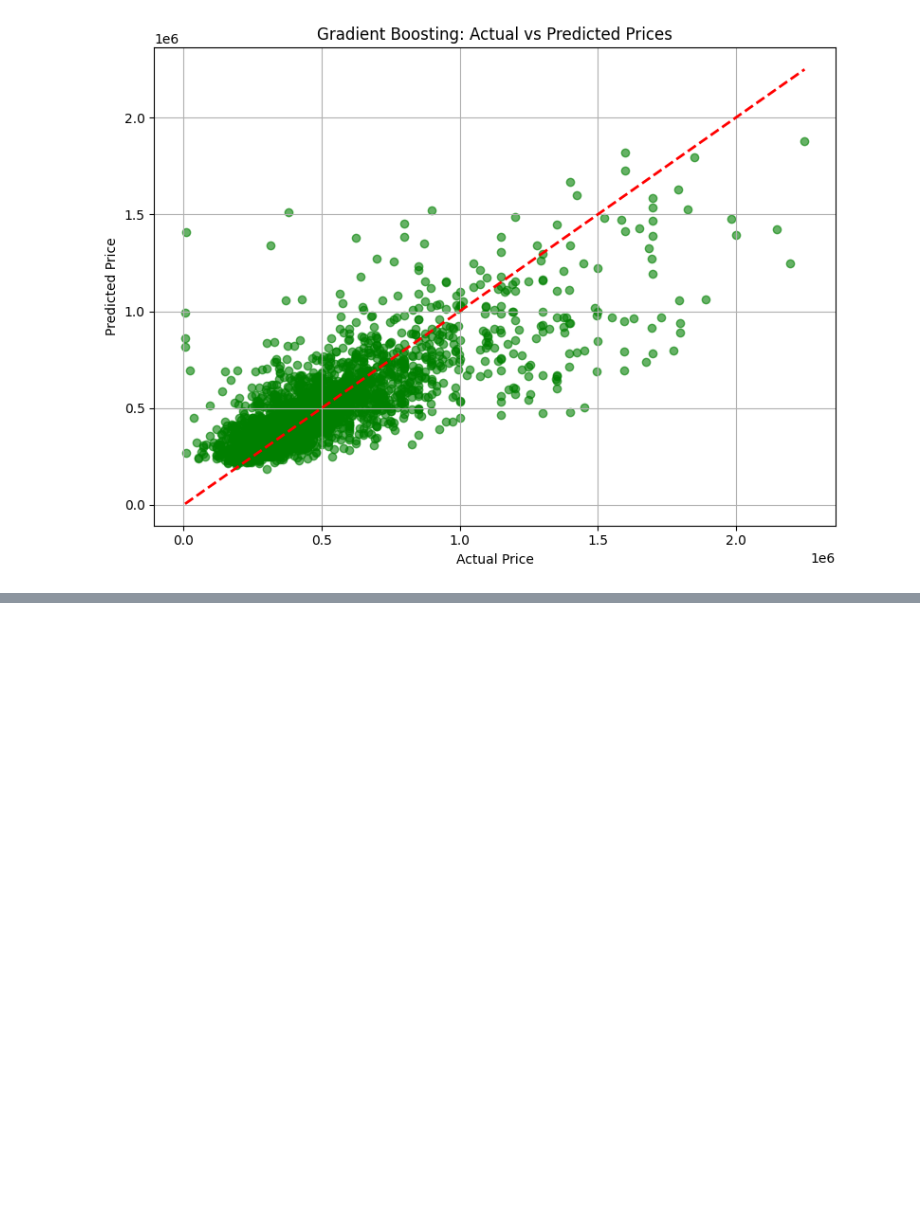
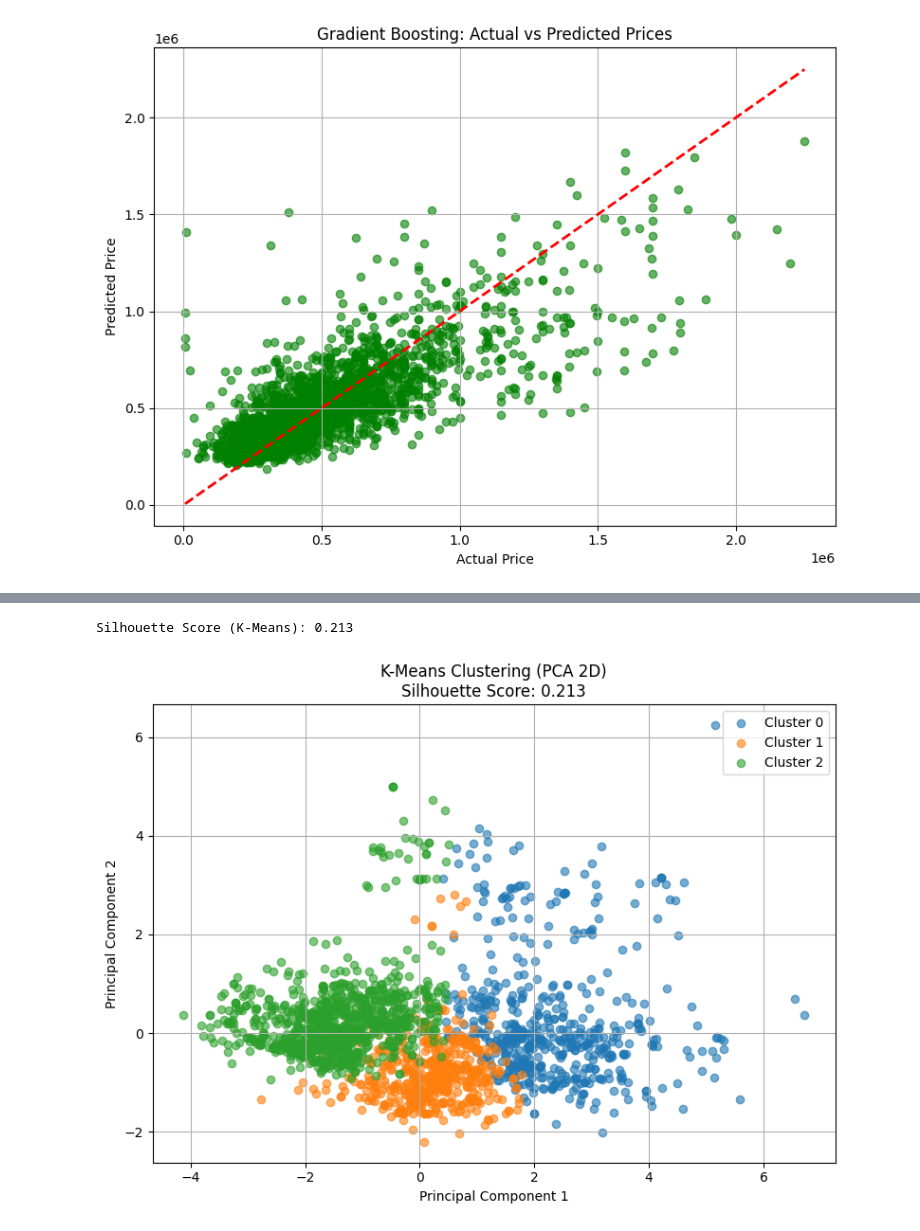
Before and after one commit to Kevinwu1998/799, a Jupyter notebook: Week12 copy.ipynb, the cells around one changed output, grey strips where cells are left out. Cells and saved outputs as stored; diff of their text form; code cells hidden in the pictures; blank space fills up the shorter version.

```diff
--- a/Week12 copy.ipynb
+++ b/Week12 copy.ipynb
@@ -136,0 +260,57 @@ Gradient Boosting R²: 0.619
+# %%
+import pandas as pd
+from sklearn.preprocessing import StandardScaler
+from sklearn.cluster import KMeans
+from sklearn.metrics import silhouette_score
+from sklearn.decomposition import PCA
+from sklearn.utils import resample
+import matplotlib.pyplot as plt
+
+# Load the dataset
+df = pd.read_csv("austinHousingData.csv")
+
+# Select relevant features for clustering
+features = [
+    'livingAreaSqFt', 'lotSizeSqFt', 'yearBuilt', 'numOfBathrooms',
+    'numOfBedrooms', 'numOfStories', 'garageSpaces',
+    'propertyTaxRate', 'avgSchoolRating'
+]
+df_model = df[features].dropna()
+
+# Optional: remove extreme outliers in living area
+df_model = df_model[df_model['livingAreaSqFt'] <= df_model['livingAreaSqFt'].quantile(0.99)]
+
+# Scale the features
+scaler = StandardScaler()
+X_scaled = scaler.fit_transform(df_model)
+
+# Sample the dataset to reduce memory usage
+X_sampled = resample(X_scaled, n_samples=2000, random_state=42)
+
+# Run K-Means clustering
+kmeans = KMeans(n_clusters=3, random_state=42, n_init=10)
+kmeans_labels = kmeans.fit_predict(X_sampled)
+
+# Compute silhouette score
+silhouette_kmeans = silhouette_score(X_sampled, kmeans_labels)
+print(f"Silhouette Score (K-Means): {silhouette_kmeans:.3f}")
+
+# Reduce to 2D with PCA for visualization
+pca = PCA(n_components=2)
+X_pca = pca.fit_transform(X_sampled)
+
+# Plot K-Means clusters
+plt.figure(figsize=(8, 6))
+for label in set(kmeans_labels):
+    mask = kmeans_labels == label
+    plt.scatter(X_pca[mask, 0], X_pca[mask, 1], label=f"Cluster {label}", alpha=0.6)
+plt.title(f"K-Means Clustering (PCA 2D)\nSilhouette Score: {silhouette_kmeans:.3f}")
+plt.xlabel("Principal Component 1")
+plt.ylabel("Principal Component 2")
+plt.legend()
+plt.grid(True)
+plt.tight_layout()
+plt.show()
+# %% [output]
+Silhouette Score (K-Means): 0.213
+[figure, added]
```
Also changed, not shown: parts of 2 cells of this notebook.
